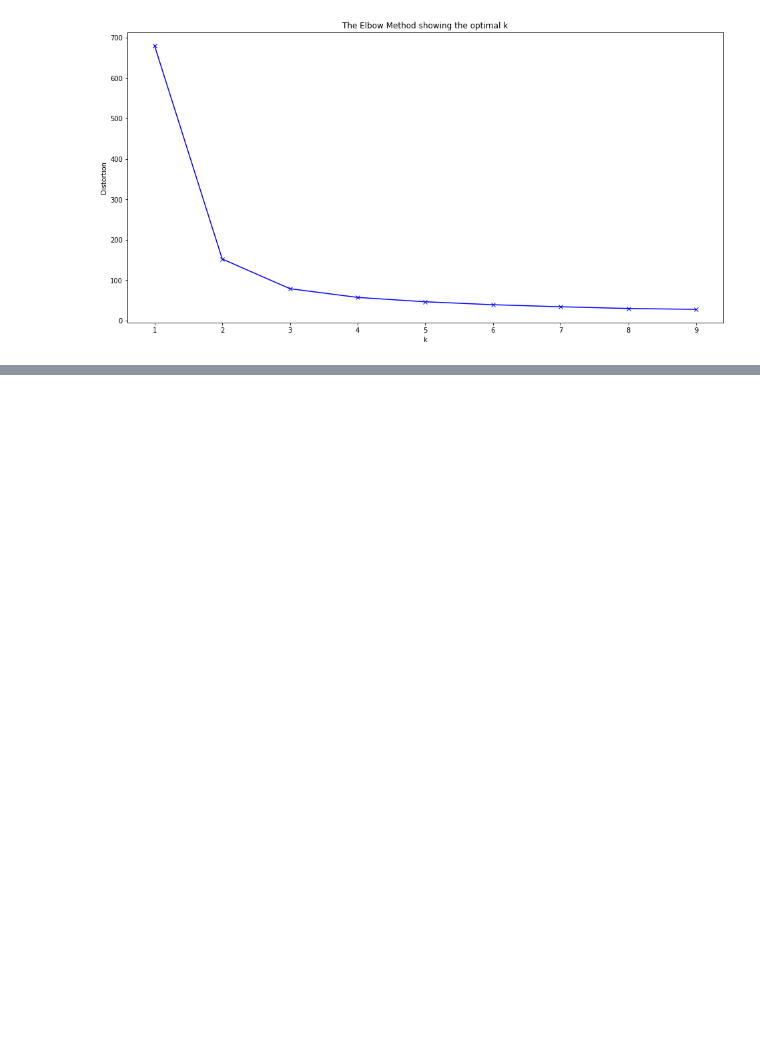
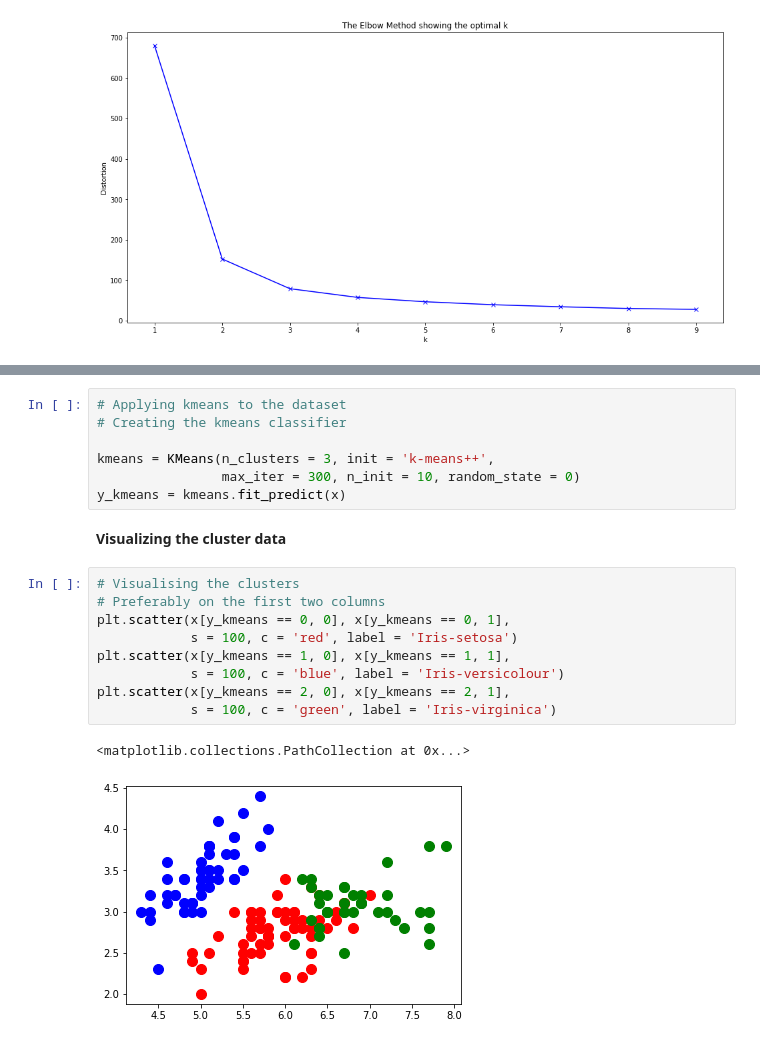
Before and after one commit to mahmoud-elghonemy/Prediction-using-Unsupervised-ML, a Jupyter notebook: Prediction_using_Unsupervised_ML.ipynb, the cells around one changed output, grey strips where cells are left out. Cells and saved outputs as stored; diff of their text form; blank space fills up the shorter version.

Commit message:
Visualizing the cluster data

```diff
--- a/Prediction_using_Unsupervised_ML.ipynb
+++ b/Prediction_using_Unsupervised_ML.ipynb
@@ -121,0 +129,21 @@ plt.show()
+# %%
+# Applying kmeans to the dataset
+# Creating the kmeans classifier
+
+kmeans = KMeans(n_clusters = 3, init = 'k-means++',
+                max_iter = 300, n_init = 10, random_state = 0)
+y_kmeans = kmeans.fit_predict(x)
+# %% [markdown]
+**Visualizing the cluster data**
+# %%
+# Visualising the clusters
+# Preferably on the first two columns
+plt.scatter(x[y_kmeans == 0, 0], x[y_kmeans == 0, 1],
+            s = 100, c = 'red', label = 'Iris-setosa')
+plt.scatter(x[y_kmeans == 1, 0], x[y_kmeans == 1, 1],
+            s = 100, c = 'blue', label = 'Iris-versicolour')
+plt.scatter(x[y_kmeans == 2, 0], x[y_kmeans == 2, 1],
+            s = 100, c = 'green', label = 'Iris-virginica')
+# %% [output]
+<matplotlib.collections.PathCollection at 0x...>
+[figure, added]
```
Also changed, not shown: parts of 7 cells of this notebook.
